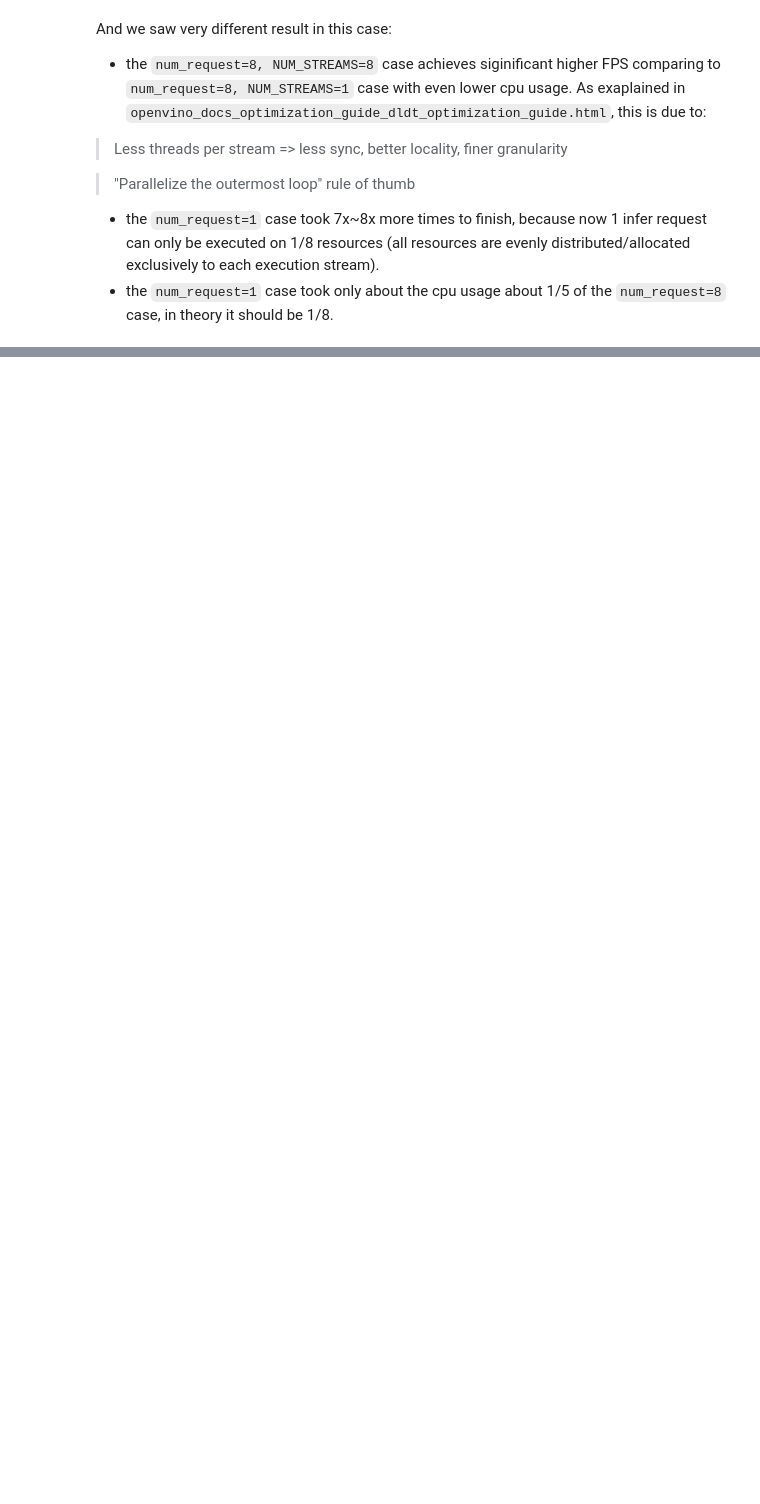
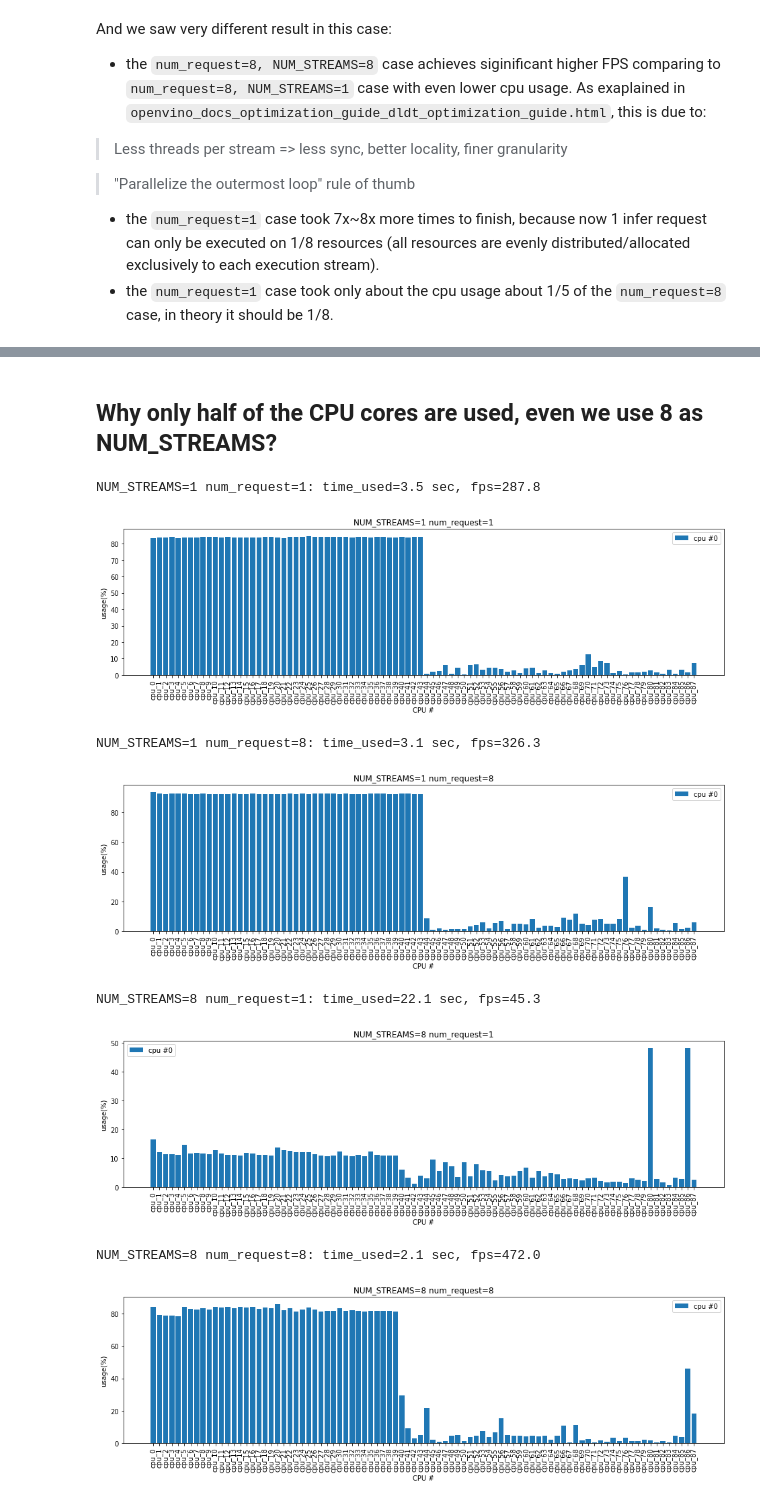
Before and after one commit to usstq/NN-runtimes, a Jupyter notebook: OpenVINO/model_inference.ipynb, the cells around one changed output, grey strips where cells are left out. Drawn from its saved outputs; the diff is of its cells as text; code cells hidden in the pictures; blank space fills up the shorter version.

```diff
--- a/OpenVINO/model_inference.ipynb
+++ b/OpenVINO/model_inference.ipynb
@@ -232,0 +216,41 @@ visualize_profiling(TestResult)
+# %% [markdown]
+## Why only half of the CPU cores are used, even we use 8 as NUM_STREAMS?
+# %%
+def test_cpu_usage(NUM_STREAMS, num_request):
+    latency_list, prof_list, fps, wtime, cpu = test_infer_queue(
+                    num_request,
+                    1000,
+                    NUM_STREAMS=NUM_STREAMS,
+                    percpu=True)
+    print("NUM_STREAMS={} num_request={}: time_used={:.1f} sec, fps={:.1f}".format(
+                        NUM_STREAMS,
+                        num_request,
+                        wtime,
+                        fps))
+    cpu_usage = np.array(cpu)
+
+    fig, ax = plt.subplots(figsize=(16,4))
+    x = range(cpu_usage.shape[1])
+    ax.bar(x, np.mean(cpu_usage, axis=0), label="cpu #{}".format(k))
+    ax.set_xlabel("CPU #")
+    ax.set_ylabel("usage(%)")
+    ax.set_xticks(x)
+    ax.set_xticklabels(["cpu_{}".format(num) for num in x], rotation=90)
+    ax.set_title("NUM_STREAMS={} num_request={}".format(NUM_STREAMS,num_request))
+    plt.legend()
+    plt.show()
+    #visualize_TestResult(TestResult)
+
+test_cpu_usage(1, 1)
+test_cpu_usage(1, 8)
+test_cpu_usage(8, 1)
+test_cpu_usage(8, 8)
+# %% [output]
+NUM_STREAMS=1 num_request=1: time_used=3.5 sec, fps=287.8
+[figure, added]
+NUM_STREAMS=1 num_request=8: time_used=3.1 sec, fps=326.3
+[figure, added]
+NUM_STREAMS=8 num_request=1: time_used=22.1 sec, fps=45.3
+[figure, added]
+NUM_STREAMS=8 num_request=8: time_used=2.1 sec, fps=472.0
+[figure, added]
```
Also changed, not shown: parts of 9 cells of this notebook, 1 other file.
